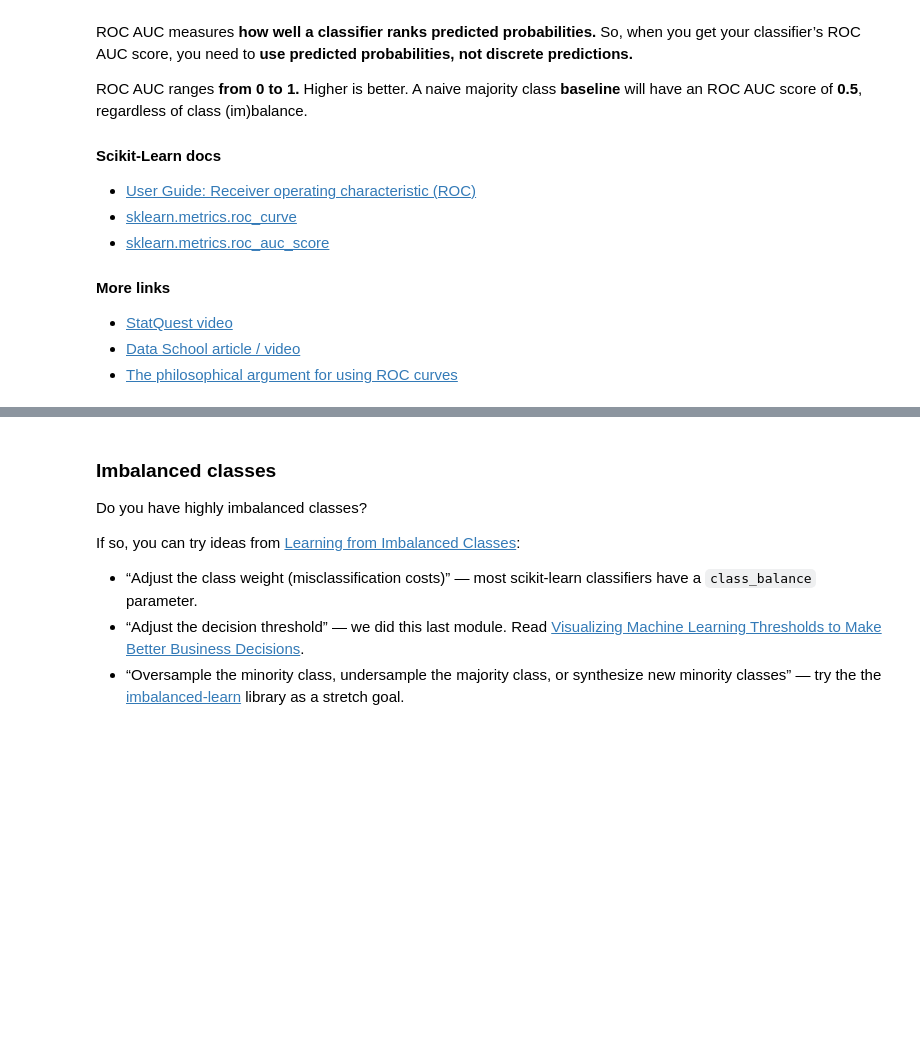
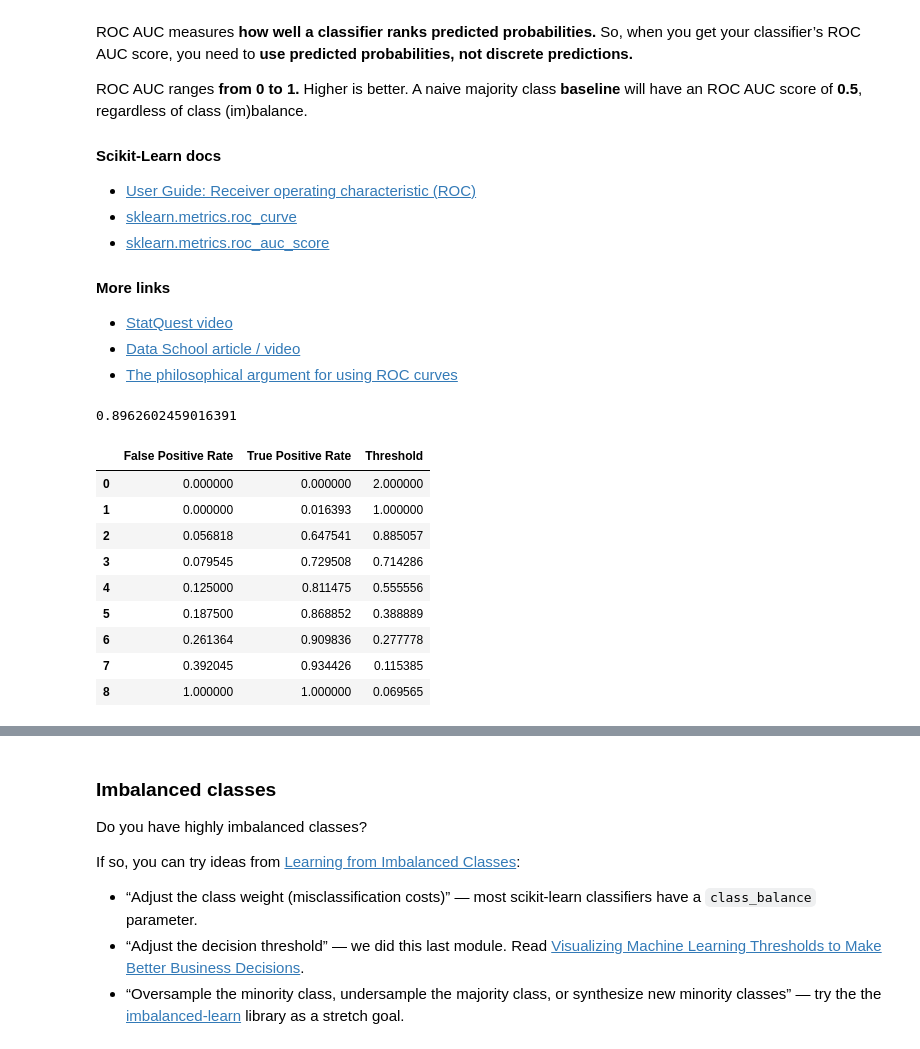
Before and after one commit to bloominstituteoftechnology/DS-Unit-2-Applied-Modeling, a Jupyter notebook: module1-define-ml-problems/LS_DS_231.ipynb, the cells around one changed output, grey strips where cells are left out. Cells and saved outputs as stored; diff of their text form; code cells hidden in the pictures; blank space fills up the shorter version.

```diff
--- a/module1-define-ml-problems/LS_DS_231.ipynb
+++ b/module1-define-ml-problems/LS_DS_231.ipynb
@@ -137,3 +357,11 @@ ROC AUC ranges **from 0 to 1.** Higher is better. A naive majority class **basel
 - [StatQuest video](https://youtu.be/4jRBRDbJemM)
 - [Data School article / video](https://www.dataschool.io/roc-curves-and-auc-explained/)
 - [The philosophical argument for using ROC curves](https://lukeoakdenrayner.wordpress.com/2018/01/07/the-philosophical-argument-for-using-roc-curves/)
+# %%
+# Use sklearn to calculate ROC AUC
+# (You'll need to be able to do this on the Sprint Challenge)
+from sklearn.metrics import roc_auc_score
+y_pred_prob = pipeline.predict_proba(X_val)[:,-1] # Probability for the last class
+roc_auc_score(y_val, y_pred_prob)
+# %% [output]
+0.8962602459016391
@@ -139,0 +377,18 @@ ROC AUC ranges **from 0 to 1.** Higher is better. A naive majority class **basel
+# %%
+# See the results in a table
+pd.DataFrame({
+    'False Positive Rate': fpr,
+    'True Positive Rate': tpr,
+    'Threshold': threshsolds
+})
+# %% [output]
+|  | False Positive Rate | True Positive Rate | Threshold |
+| 0 | 0.000000 | 0.000000 | 2.000000 |
+| 1 | 0.000000 | 0.016393 | 1.000000 |
+| 2 | 0.056818 | 0.647541 | 0.885057 |
+| 3 | 0.079545 | 0.729508 | 0.714286 |
+| 4 | 0.125000 | 0.811475 | 0.555556 |
+| 5 | 0.187500 | 0.868852 | 0.388889 |
+| 6 | 0.261364 | 0.909836 | 0.277778 |
+| 7 | 0.392045 | 0.934426 | 0.115385 |
+| 8 | 1.000000 | 1.000000 | 0.069565 |
```
Also changed, not shown: parts of 27 cells of this notebook.
